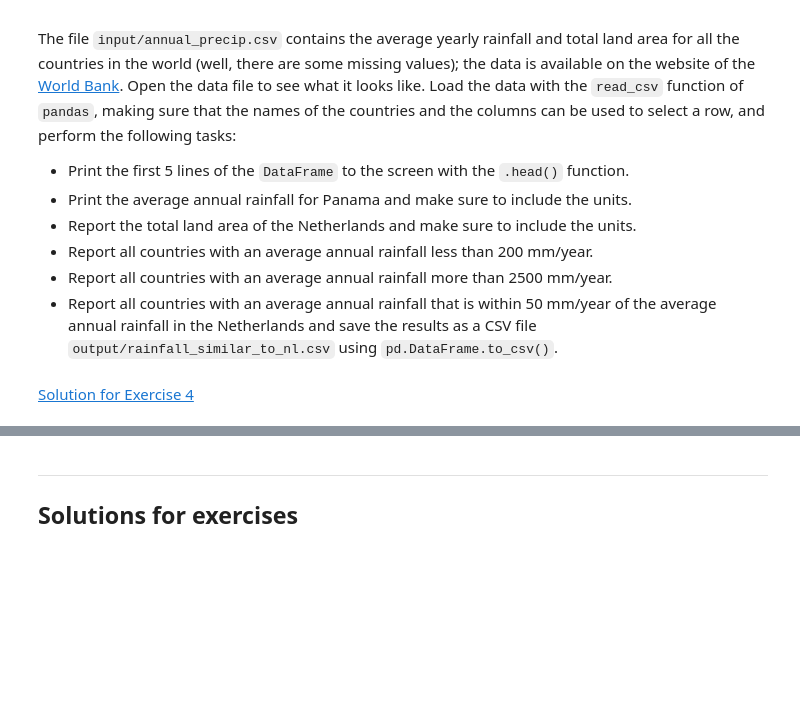
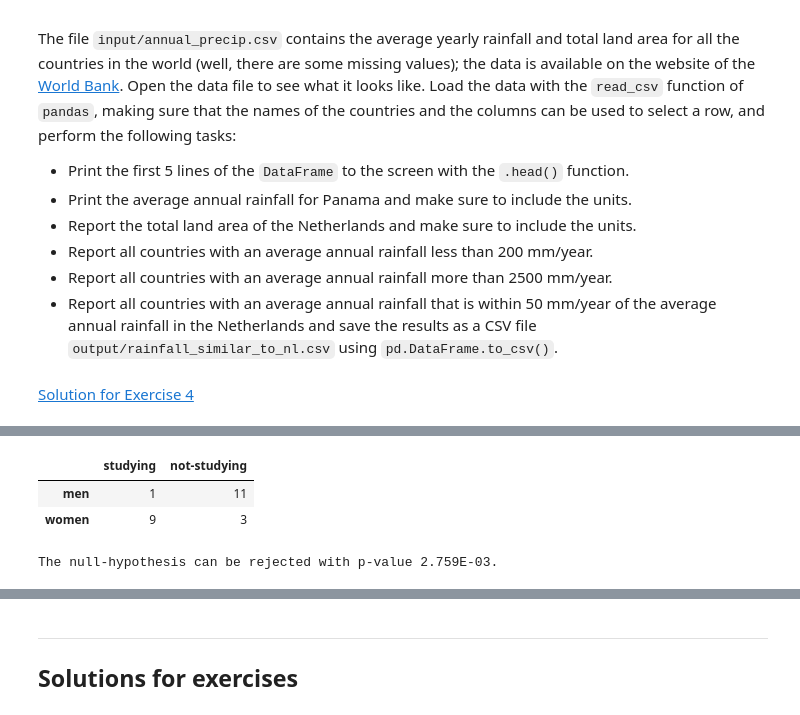
Before and after one commit to bionetslab/python-intro, a Jupyter notebook: data_handling.ipynb, the cells around one changed output, grey strips where cells are left out. Saved outputs shown, nothing was run; the diff lists cells and outputs as text; code cells hidden in the pictures; blank space fills up the shorter version.

```diff
--- a/data_handling.ipynb
+++ b/data_handling.ipynb
@@ -438,0 +478,14 @@ The file `input/annual_precip.csv` contains the average yearly rainfall and tota
+# %%
+table = pd.DataFrame(data={'studying': [1,9], 'not-studying': [11,3]}, index=['men', 'women']) # Generate Dummy data.
+display(table)
+# Null-hypothesis: Men and women are equally likely to study.
+oddsratio, p_value = stats.fisher_exact(table.values)                                          # Run the test.
+if p_value < 0.05:
+    print(f'The null-hypothesis can be rejected with p-value {p_value:.3E}.')
+else:
+    print('The null-hypothesis cannot be rejected.')
+# %% [output]
+|  | studying | not-studying |
+| men | 1 | 11 |
+| women | 9 | 3 |
+The null-hypothesis can be rejected with p-value 2.759E-03.
```
Also changed, not shown: parts of 33 cells of this notebook, 2 other files.
